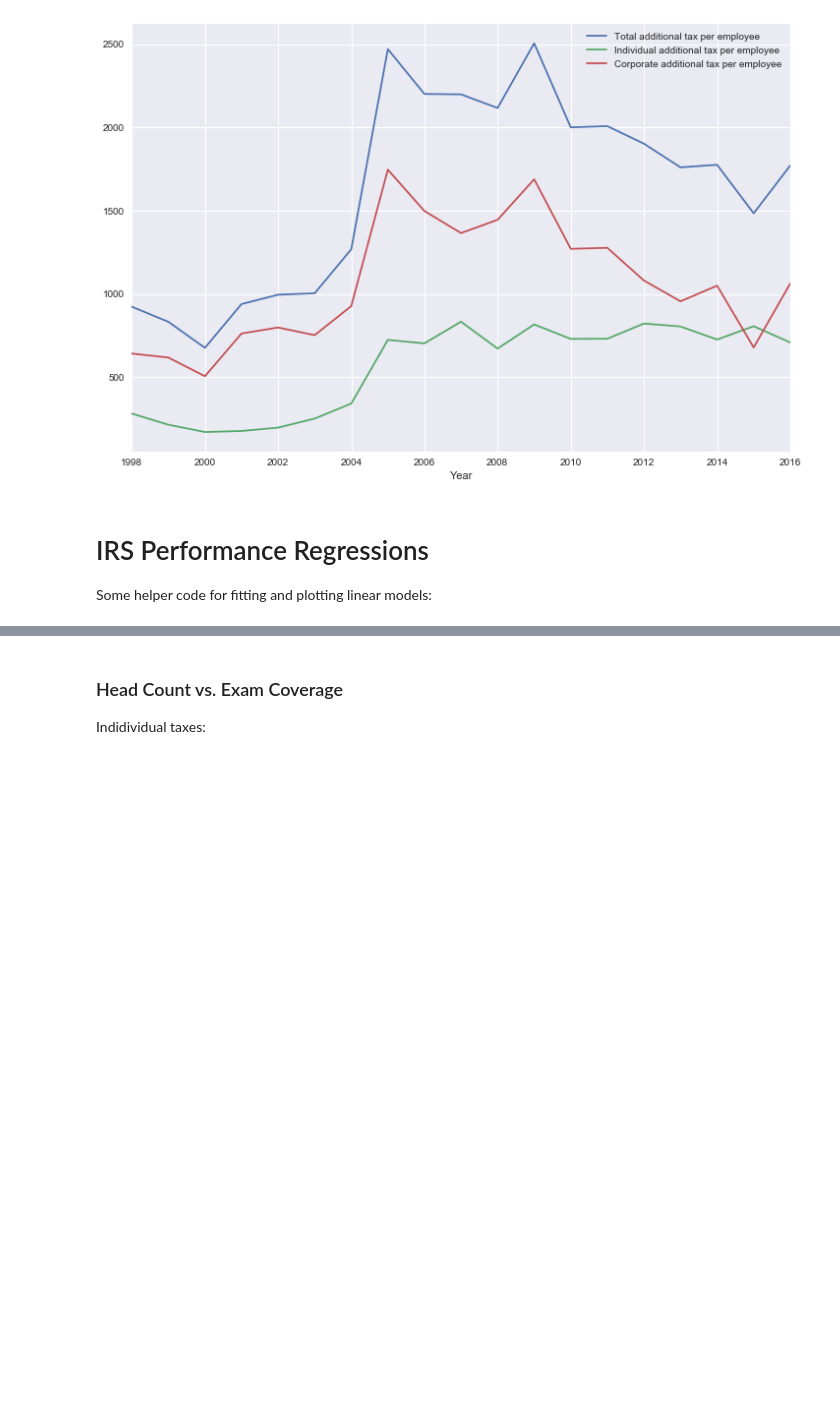
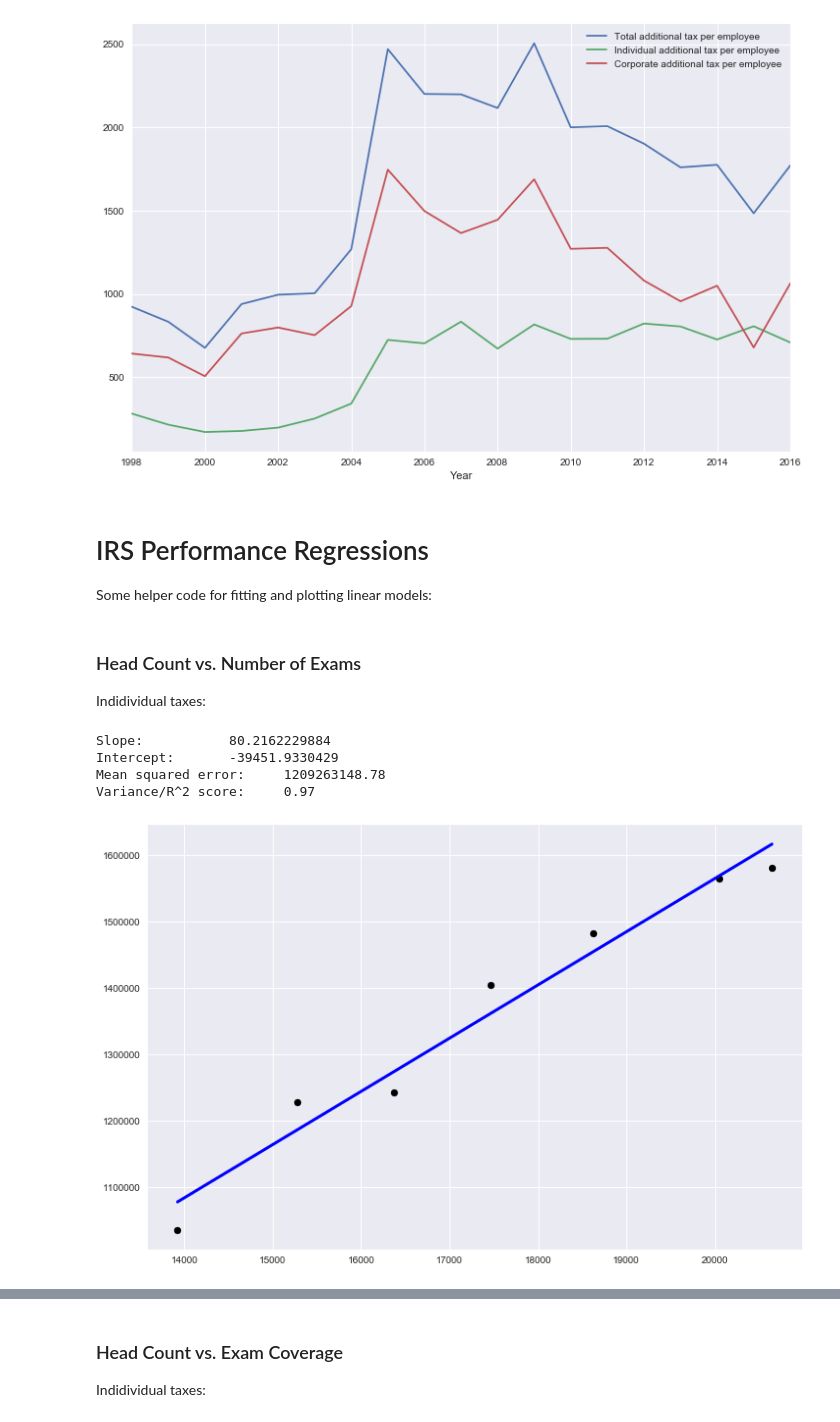
Before and after one commit to jimmyjwu/US_federal_government_performance, a Jupyter notebook: IRS Analysis.ipynb, the cells around one changed output, grey strips where cells are left out. Saved outputs shown, nothing was run; the diff lists cells and outputs as text; code cells hidden in the pictures; blank space fills up the shorter version.

```diff
--- a/IRS Analysis.ipynb
+++ b/IRS Analysis.ipynb
@@ -213,3 +213,22 @@ def linear_regression(X, y, year_limit=None):
     # Plot data points and fitted line
     plt.scatter(X, y, color='black')
     plt.plot(X, y_predicted, color='blue', linewidth=3)
+# %% [markdown]
+### Head Count vs. Number of Exams
+
+Indidividual taxes:
+# %%
+# IRS employee count each year
+X = recent_IRS_employee_counts
+
+# Percent of returns audited each year
+y = IRS["Individual returns examined"].as_matrix()
+
+# Fit a linear model using only 2010-2016 data
+linear_regression(X, y, year_limit=7)
+# %% [output]
+Slope:           80.2162229884
+Intercept:       -39451.9330429
+Mean squared error:     1209263148.78
+Variance/R^2 score:     0.97
+[figure, added]
```
Also changed, not shown: parts of 6 cells of this notebook.
